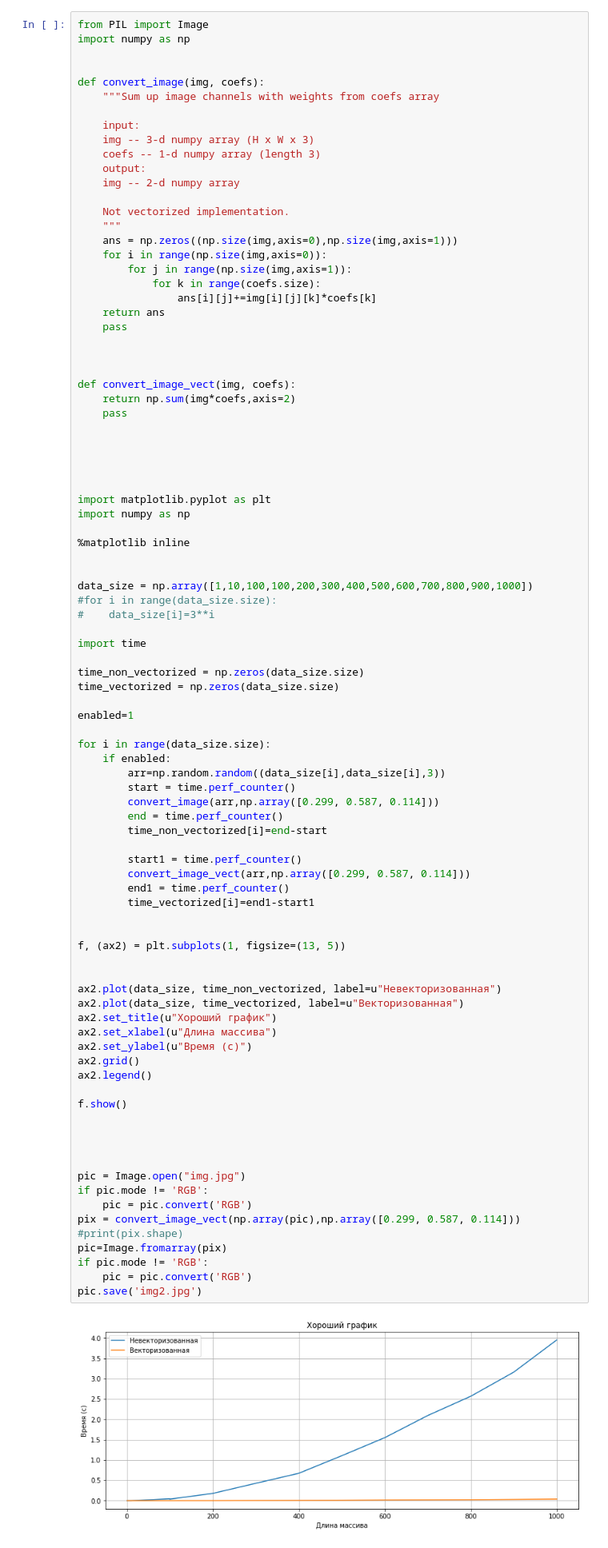
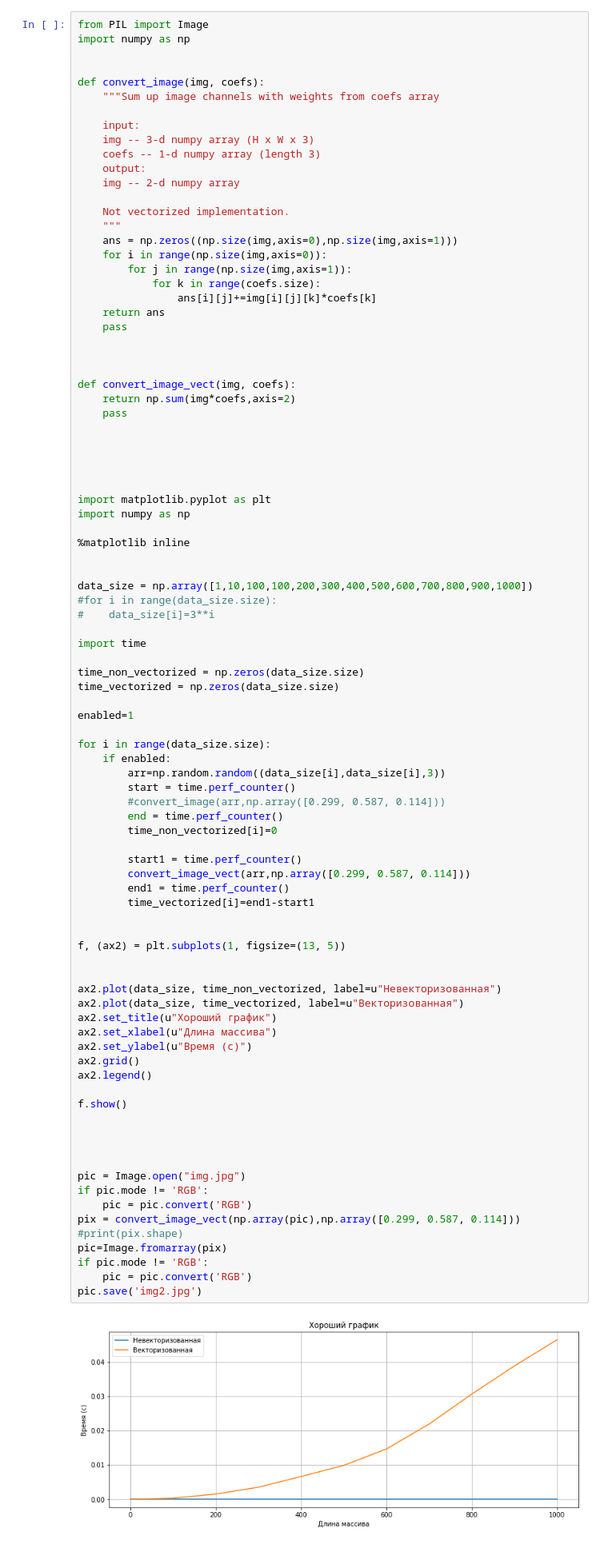
Before and after one commit to Kirill020708/AESC_ML_homework, a Jupyter notebook: task/Homework_1/task1_numpy_practive.ipynb, the cells around one changed output. Shown: that part at 80% size. Cells and saved outputs as stored; diff of their text form.

```diff
--- a/Homework_1/task1_numpy_practive.ipynb
+++ b/task/Homework_1/task1_numpy_practive.ipynb
@@ -368,43 +368,43 @@ for i in range(data_size.size):
     if enabled:
         arr=np.random.random((data_size[i],data_size[i],3))
         start = time.perf_counter()
-        convert_image(arr,np.array([0.299, 0.587, 0.114]))
+        #convert_image(arr,np.array([0.299, 0.587, 0.114]))
         end = time.perf_counter()
-        time_non_vectorized[i]=end-start
+        time_non_vectorized[i]=0
 
         start1 = time.perf_counter()
         convert_image_vect(arr,np.array([0.299, 0.587, 0.114]))
         end1 = time.perf_counter()
         time_vectorized[i]=end1-start1
 
 
 f, (ax2) = plt.subplots(1, figsize=(13, 5))
 
 
 ax2.plot(data_size, time_non_vectorized, label=u"Невекторизованная")
 ax2.plot(data_size, time_vectorized, label=u"Векторизованная")
 ax2.set_title(u"Хороший график")
 ax2.set_xlabel(u"Длина массива")
 ax2.set_ylabel(u"Время (с)")
 ax2.grid()
 ax2.legend()
 
 f.show()
 
 
 
 
 pic = Image.open("img.jpg")
 if pic.mode != 'RGB':
     pic = pic.convert('RGB')
 pix = convert_image_vect(np.array(pic),np.array([0.299, 0.587, 0.114]))
 #print(pix.shape)
 pic=Image.fromarray(pix)
 if pic.mode != 'RGB':
     pic = pic.convert('RGB')
 pic.save('img2.jpg')
 # %% [output]
-[figure, old version]
+[figure, new version]
 # %% [markdown]
 * __Задача 5__: Реализовать кодирование длин серий (Run-length encoding). Для некоторого вектора x необходимо вернуть кортеж из двух векторов одинаковой длины. Первый содержит числа, а второй - сколько раз их нужно повторить.
  Например, для x = np.array([2, 2, 2, 3, 3, 3, 5]) ответ – (np.array([2, 3, 5]), np.array([3, 3, 1])).
```
Also changed, not shown: 15 other files.
